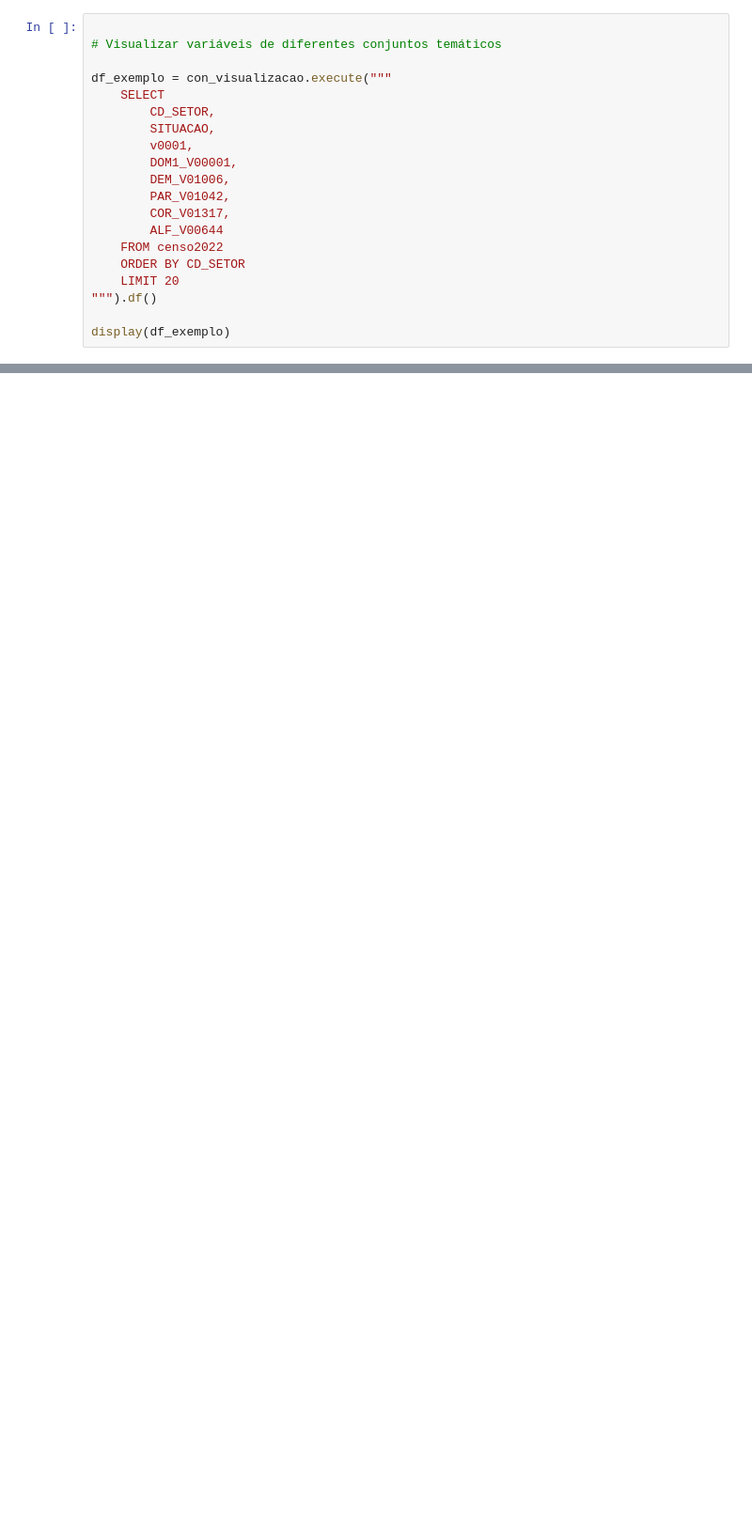
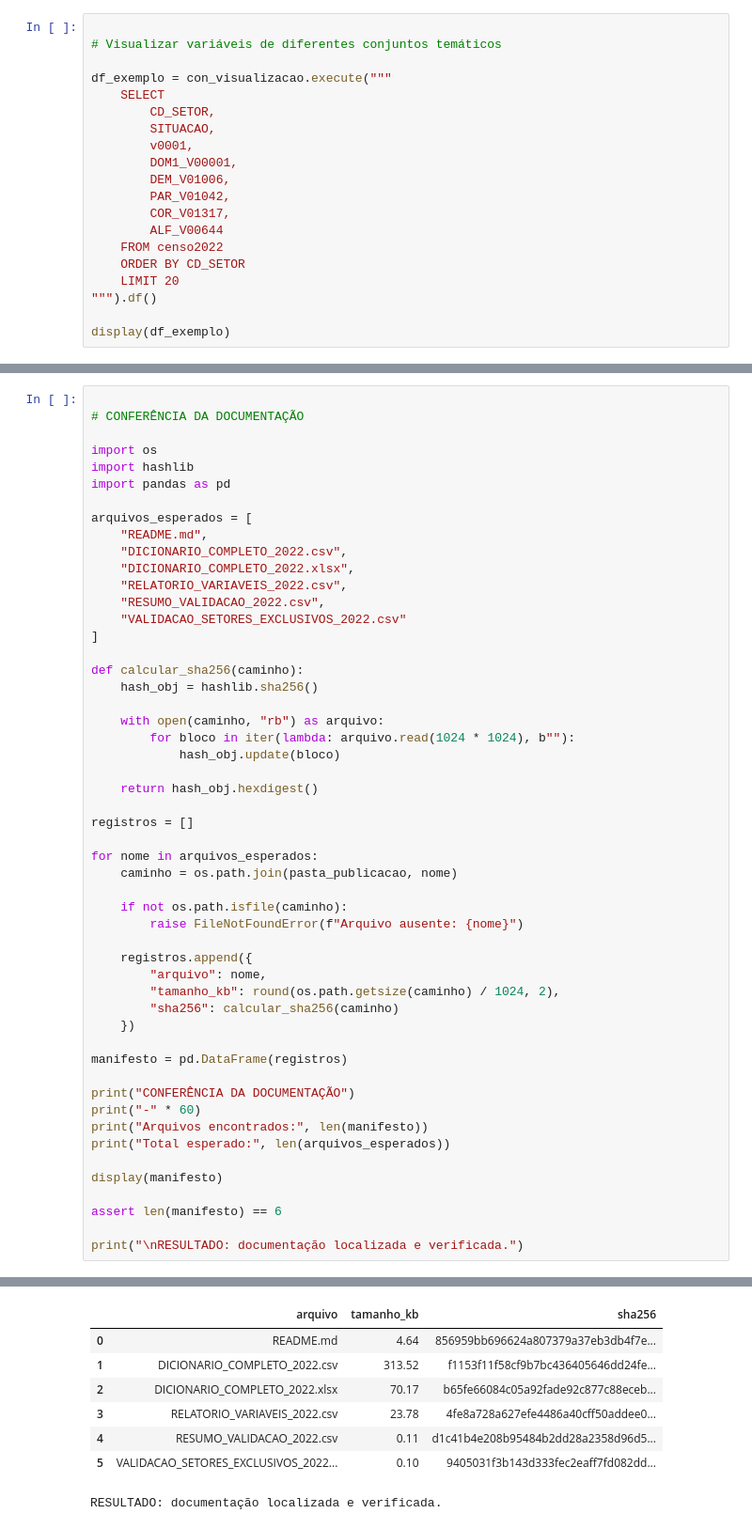
Before and after one commit to PriscilaForcel/DOUTORADO, a Jupyter notebook: 01_BR_UNIVERSO/BR_UNIVERSO.ipynb, the cells around one changed output, grey strips where cells are left out. Shown at 94% size. Cells and saved outputs as stored; diff of their text form; blank space fills up the shorter version.

```diff
--- a/01_BR_UNIVERSO/BR_UNIVERSO.ipynb
+++ b/01_BR_UNIVERSO/BR_UNIVERSO.ipynb
@@ -2503,0 +4211,53 @@ print("Backup:", destino)
+# %%
+
+# CONFERÊNCIA DA DOCUMENTAÇÃO
+
+import os
+import hashlib
+import pandas as pd
+
+arquivos_esperados = [
+    "README.md",
+    "DICIONARIO_COMPLETO_2022.csv",
+    "DICIONARIO_COMPLETO_2022.xlsx",
+    "RELATORIO_VARIAVEIS_2022.csv",
+    "RESUMO_VALIDACAO_2022.csv",
+    "VALIDACAO_SETORES_EXCLUSIVOS_2022.csv"
+]
+
+def calcular_sha256(caminho):
+    hash_obj = hashlib.sha256()
+
+    with open(caminho, "rb") as arquivo:
+        for bloco in iter(lambda: arquivo.read(1024 * 1024), b""):
+            hash_obj.update(bloco)
+
+    return hash_obj.hexdigest()
+
+registros = []
+
+for nome in arquivos_esperados:
+    caminho = os.path.join(pasta_publicacao, nome)
+
+    if not os.path.isfile(caminho):
+        raise FileNotFoundError(f"Arquivo ausente: {nome}")
+
+    registros.append({
+        "arquivo": nome,
+        "tamanho_kb": round(os.path.getsize(caminho) / 1024, 2),
+        "sha256": calcular_sha256(caminho)
+    })
+
+manifesto = pd.DataFrame(registros)
+
+print("CONFERÊNCIA DA DOCUMENTAÇÃO")
+print("-" * 60)
+print("Arquivos encontrados:", len(manifesto))
+print("Total esperado:", len(arquivos_esperados))
+
+display(manifesto)
+
+assert len(manifesto) == 6
+
+print("\nRESULTADO: documentação localizada e verificada.")
+# %% [output]
@@ -2503,0 +4268,8 @@ print("Backup:", destino)
+|  | arquivo | tamanho_kb | sha256 |
+| 0 | README.md | 4.64 | 856959bb696624a807379a37eb3db4f7e... |
+| 1 | DICIONARIO_COMPLETO_2022.csv | 313.52 | f1153f11f58cf9b7bc436405646dd24fe... |
+| 2 | DICIONARIO_COMPLETO_2022.xlsx | 70.17 | b65fe66084c05a92fade92c877c88eceb... |
+| 3 | RELATORIO_VARIAVEIS_2022.csv | 23.78 | 4fe8a728a627efe4486a40cff50addee0... |
+| 4 | RESUMO_VALIDACAO_2022.csv | 0.11 | d1c41b4e208b95484b2dd28a2358d96d5... |
+| 5 | VALIDACAO_SETORES_EXCLUSIVOS_2022... | 0.10 | 9405031f3b143d333fec2eaff7fd082dd... |
+RESULTADO: documentação localizada e verificada.
```
Also changed, not shown: parts of 33 cells of this notebook.
